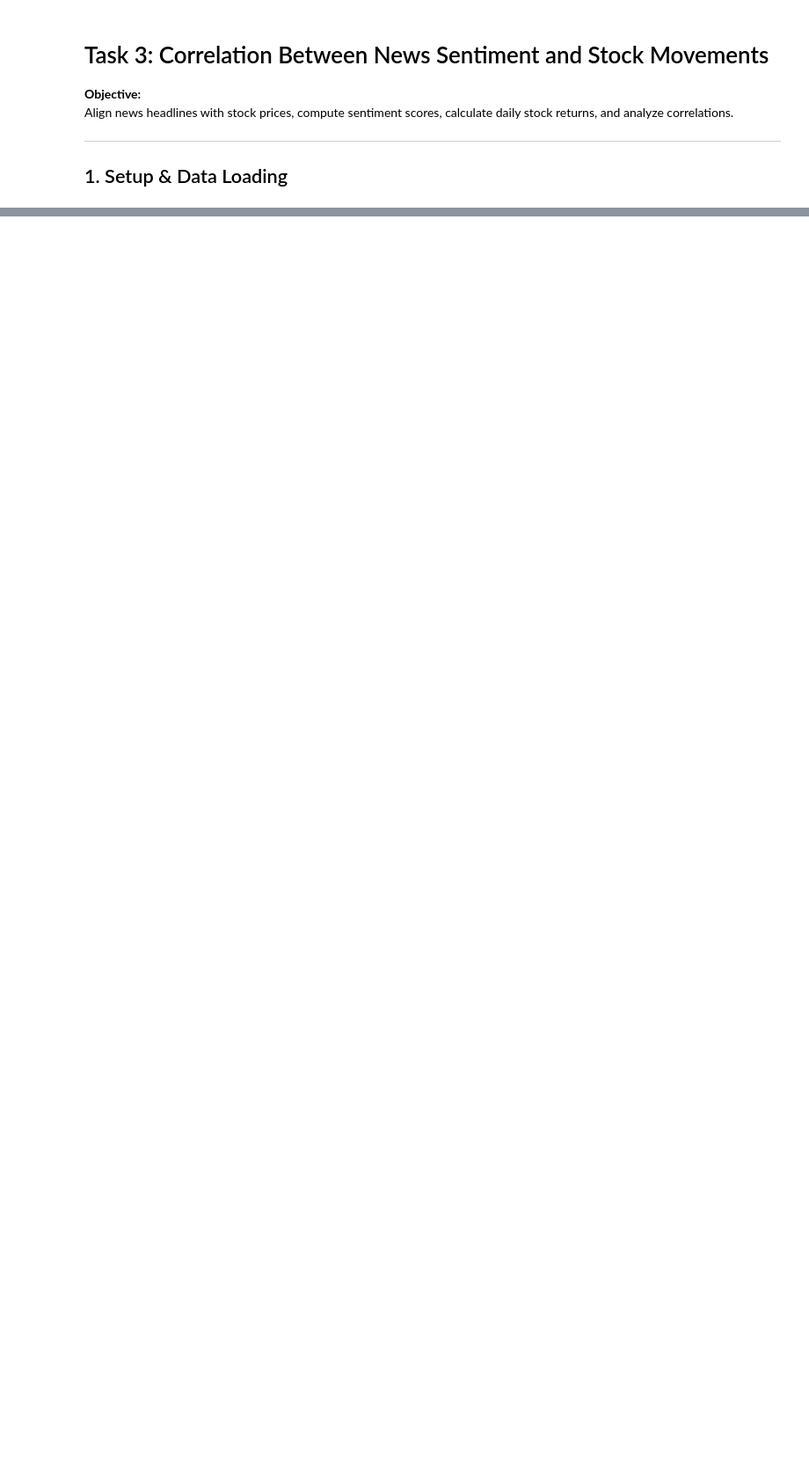
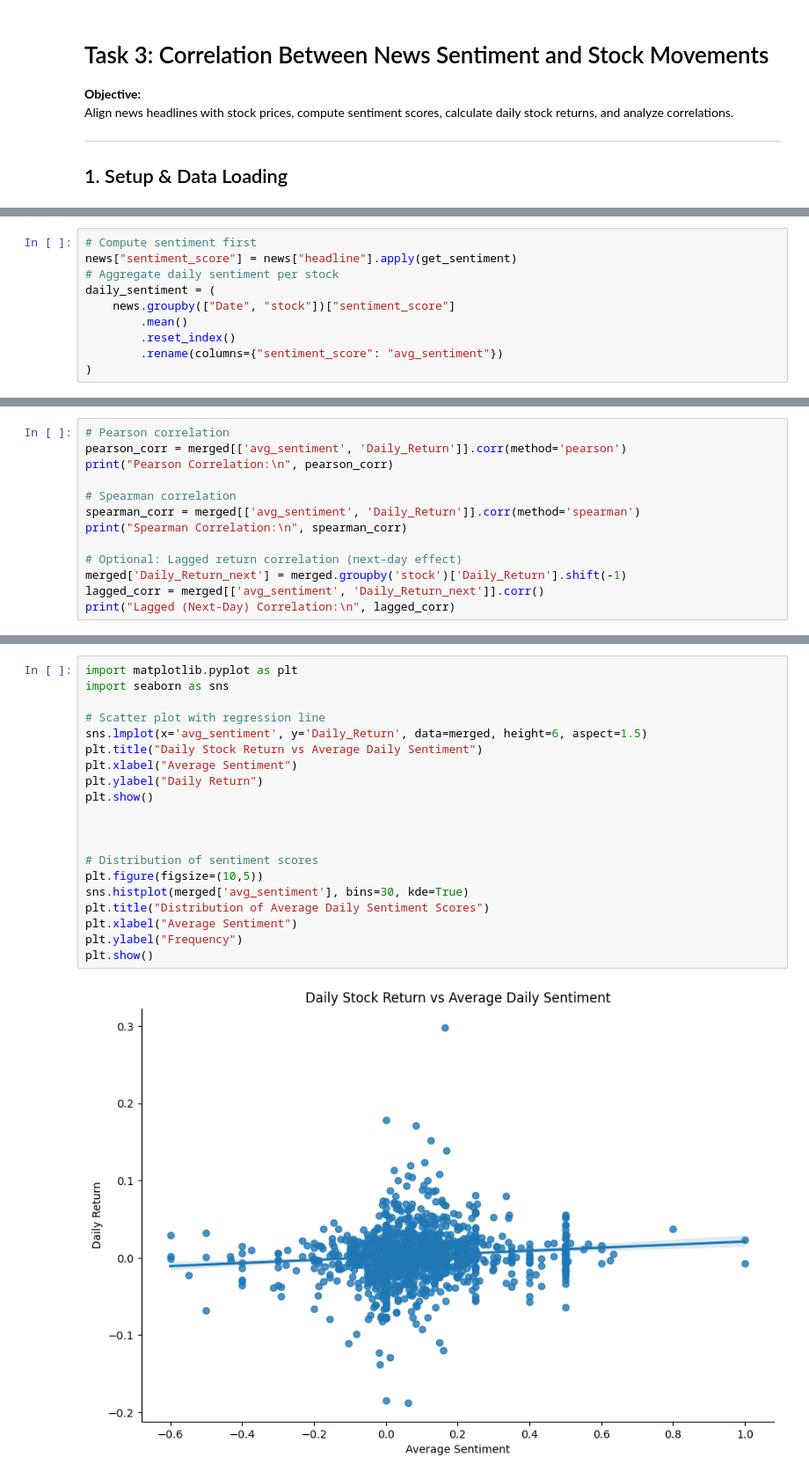
Before and after one commit to nathanaeldereje/financial-news-sentiment-analysis, a Jupyter notebook: notebooks/03_sentiment_correlation.ipynb, the cells around one changed output, grey strips where cells are left out. Shown at 88% size. Saved outputs shown, nothing was run; the diff lists cells and outputs as text; blank space fills up the shorter version.

```diff
--- a/notebooks/03_sentiment_correlation.ipynb
+++ b/notebooks/03_sentiment_correlation.ipynb
@@ -55,0 +72,10 @@ news
+# %%
+# Compute sentiment first
+news["sentiment_score"] = news["headline"].apply(get_sentiment)
+# Aggregate daily sentiment per stock
+daily_sentiment = (
+    news.groupby(["Date", "stock"])["sentiment_score"]
+        .mean()
+        .reset_index()
+        .rename(columns={"sentiment_score": "avg_sentiment"})
+)
@@ -55,0 +140,13 @@ news
+# %%
+# Pearson correlation
+pearson_corr = merged[['avg_sentiment', 'Daily_Return']].corr(method='pearson')
+print("Pearson Correlation:\n", pearson_corr)
+
+# Spearman correlation
+spearman_corr = merged[['avg_sentiment', 'Daily_Return']].corr(method='spearman')
+print("Spearman Correlation:\n", spearman_corr)
+
+# Optional: Lagged return correlation (next-day effect)
+merged['Daily_Return_next'] = merged.groupby('stock')['Daily_Return'].shift(-1)
+lagged_corr = merged[['avg_sentiment', 'Daily_Return_next']].corr()
+print("Lagged (Next-Day) Correlation:\n", lagged_corr)
@@ -55,0 +168,22 @@ news
+# %%
+import matplotlib.pyplot as plt
+import seaborn as sns
+
+# Scatter plot with regression line
+sns.lmplot(x='avg_sentiment', y='Daily_Return', data=merged, height=6, aspect=1.5)
+plt.title("Daily Stock Return vs Average Daily Sentiment")
+plt.xlabel("Average Sentiment")
+plt.ylabel("Daily Return")
+plt.show()
+
+
+
+# Distribution of sentiment scores
+plt.figure(figsize=(10,5))
+sns.histplot(merged['avg_sentiment'], bins=30, kde=True)
+plt.title("Distribution of Average Daily Sentiment Scores")
+plt.xlabel("Average Sentiment")
+plt.ylabel("Frequency")
+plt.show()
+# %% [output]
+[figure, added]
```
Also changed, not shown: parts of 16 cells of this notebook, 1 other file.
